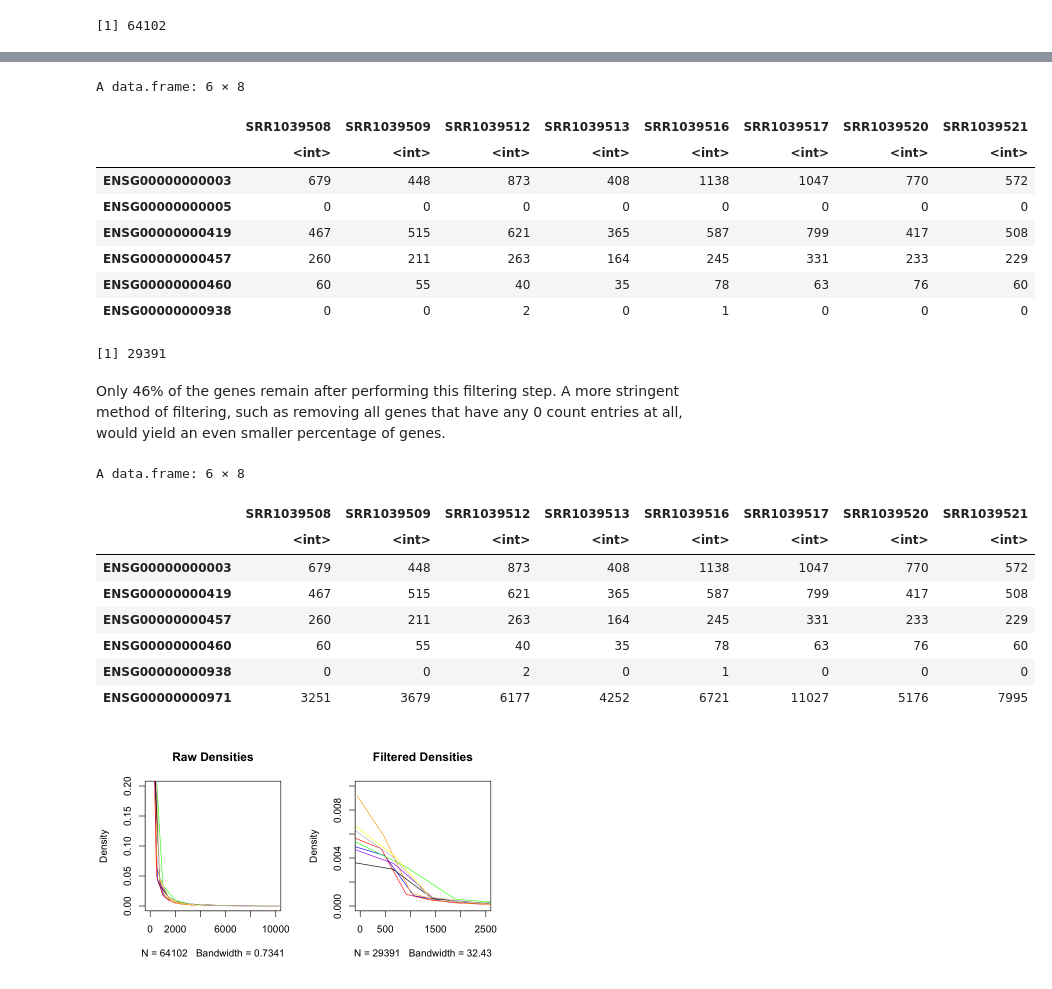
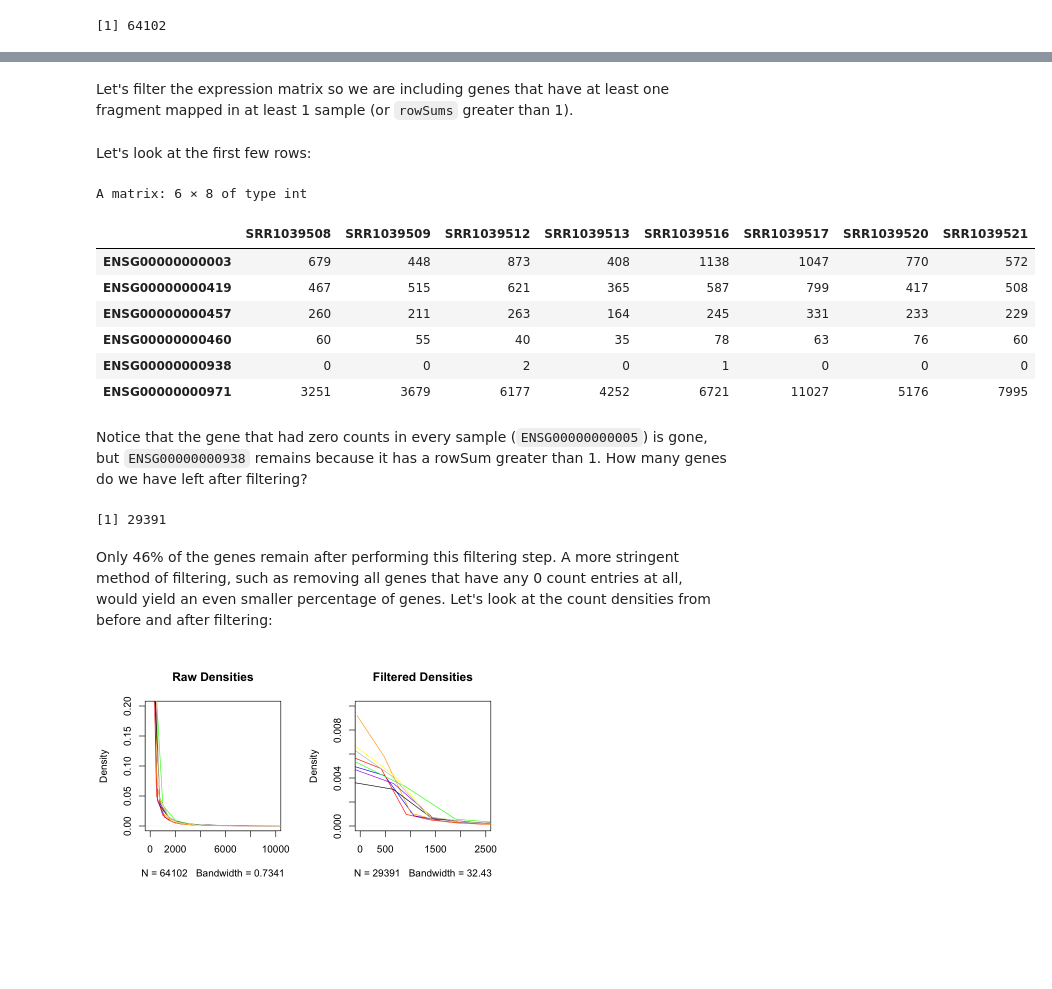
Before and after one commit to compbiocore/rnaseq_workshop_2021, a Jupyter notebook: deseq_1.ipynb, the cells around one changed output, grey strips where cells are left out. Saved outputs shown, nothing was run; the diff lists cells and outputs as text; code cells hidden in the pictures; blank space fills up the shorter version.

```diff
--- a/deseq_1.ipynb
+++ b/deseq_1.ipynb
@@ -219,35 +243,28 @@ nrow(dds)
+# %% [markdown]
+Let's filter the expression matrix so we are including genes that have at least one fragment mapped in at least 1 sample (or `rowSums` greater than 1).
 # %%
-dds.original <- dds
-head(as.data.frame(counts(dds.original)))
+dds <- dds[ rowSums(counts(dds)) > 1, ]
-# %% [output]
-A data.frame: 6 × 8
-|  | SRR1039508 | SRR1039509 | SRR1039512 | SRR1039513 | SRR1039516 | SRR1039517 | SRR1039520 | SRR1039521 |
-|  | <int> | <int> | <int> | <int> | <int> | <int> | <int> | <int> |
-| ENSG00000000003 | 679 | 448 | 873 | 408 | 1138 | 1047 | 770 | 572 |
-| ENSG00000000005 | 0 | 0 | 0 | 0 | 0 | 0 | 0 | 0 |
-| ENSG00000000419 | 467 | 515 | 621 | 365 | 587 | 799 | 417 | 508 |
-| ENSG00000000457 | 260 | 211 | 263 | 164 | 245 | 331 | 233 | 229 |
-| ENSG00000000460 | 60 | 55 | 40 | 35 | 78 | 63 | 76 | 60 |
-| ENSG00000000938 | 0 | 0 | 2 | 0 | 1 | 0 | 0 | 0 |
-# %%
-dds <- dds[ rowSums(counts(dds)) > 1, ]
-nrow(dds)
-# %% [output]
-[1] 29391
+# %% [markdown]
+Let's look at the first few rows:
+# %%
+head(counts(dds))
+# %% [output]
+A matrix: 6 × 8 of type int
+|  | SRR1039508 | SRR1039509 | SRR1039512 | SRR1039513 | SRR1039516 | SRR1039517 | SRR1039520 | SRR1039521 |
+| ENSG00000000003 | 679 | 448 | 873 | 408 | 1138 | 1047 | 770 | 572 |
+| ENSG00000000419 | 467 | 515 | 621 | 365 | 587 | 799 | 417 | 508 |
+| ENSG00000000457 | 260 | 211 | 263 | 164 | 245 | 331 | 233 | 229 |
+| ENSG00000000460 | 60 | 55 | 40 | 35 | 78 | 63 | 76 | 60 |
+| ENSG00000000938 | 0 | 0 | 2 | 0 | 1 | 0 | 0 | 0 |
+| ENSG00000000971 | 3251 | 3679 | 6177 | 4252 | 6721 | 11027 | 5176 | 7995 |
+# %% [markdown]
+Notice that the gene that had zero counts in every sample (`ENSG00000000005`) is gone, but `ENSG00000000938` remains because it has a rowSum greater than 1. How many genes do we have left after filtering?
+# %%
+nrow(dds)
+# %% [output]
+[1] 29391
 # %% [markdown]
-Only 46% of the genes remain after performing this filtering step. A more stringent method of filtering, such as removing all genes that have any 0 count entries at all, would yield an even smaller percentage of genes.
+Only 46% of the genes remain after performing this filtering step. A more stringent method of filtering, such as removing all genes that have any 0 count entries at all, would yield an even smaller percentage of genes. Let's look at the count densities from before and after filtering:
-# %%
-head(as.data.frame(counts(dds)))
-# %% [output]
-A data.frame: 6 × 8
-|  | SRR1039508 | SRR1039509 | SRR1039512 | SRR1039513 | SRR1039516 | SRR1039517 | SRR1039520 | SRR1039521 |
-|  | <int> | <int> | <int> | <int> | <int> | <int> | <int> | <int> |
-| ENSG00000000003 | 679 | 448 | 873 | 408 | 1138 | 1047 | 770 | 572 |
-| ENSG00000000419 | 467 | 515 | 621 | 365 | 587 | 799 | 417 | 508 |
-| ENSG00000000457 | 260 | 211 | 263 | 164 | 245 | 331 | 233 | 229 |
-| ENSG00000000460 | 60 | 55 | 40 | 35 | 78 | 63 | 76 | 60 |
-| ENSG00000000938 | 0 | 0 | 2 | 0 | 1 | 0 | 0 | 0 |
-| ENSG00000000971 | 3251 | 3679 | 6177 | 4252 | 6721 | 11027 | 5176 | 7995 |
 # %%
 options(repr.plot.height=4, repr.plot.width=7)
 par(mfrow=c(1,2))
```
Also changed, not shown: parts of 26 cells of this notebook.
